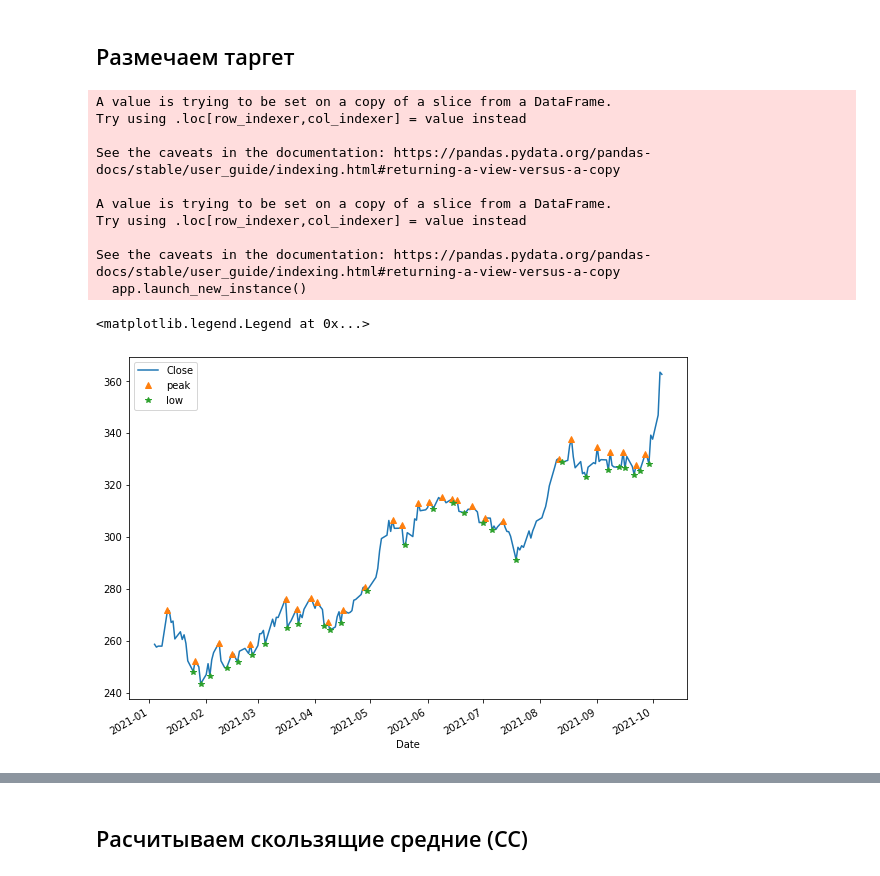
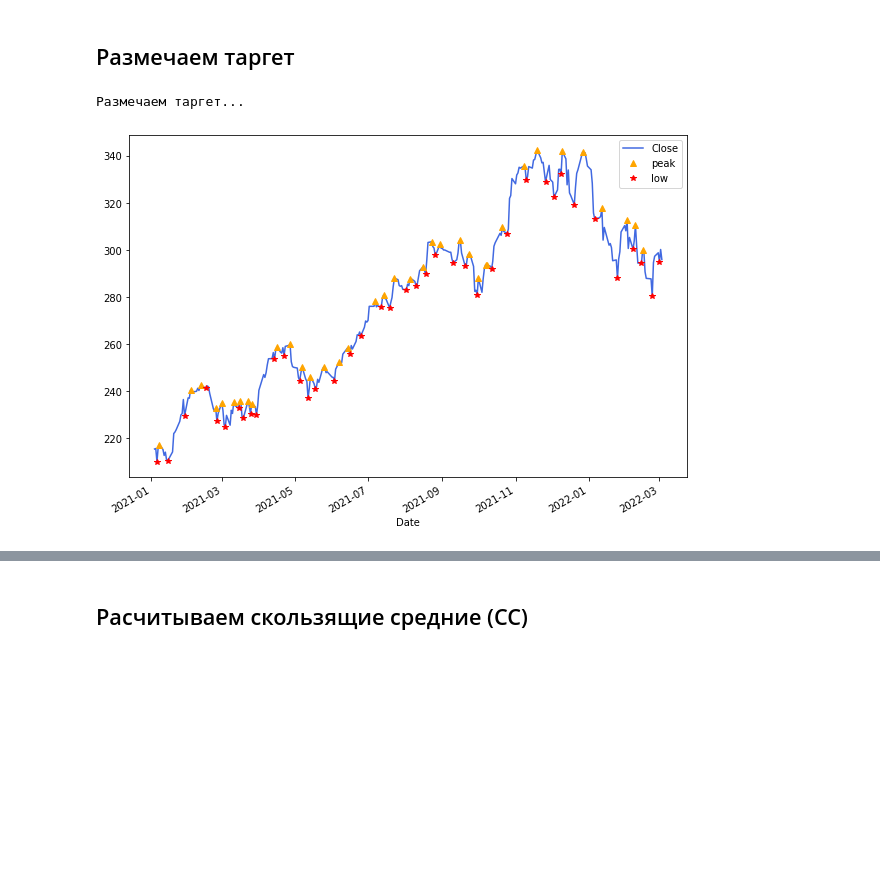
Before and after one commit to Falconwatch/MarketKing, a Jupyter notebook: High_detector.ipynb, the cells around one changed output, grey strips where cells are left out. Saved outputs shown, nothing was run; the diff lists cells and outputs as text; code cells hidden in the pictures; blank space fills up the shorter version.

```diff
--- a/High_detector.ipynb
+++ b/High_detector.ipynb
@@ -37,39 +35,30 @@ stocks = stocks[:train_size]
 # %%
 def mark_target(prices, window=10, how="high"):
   """Размечаем фактические точки лоу и хай"""
   if how == "high":
     facts = prices.rolling(window=window, center=True).max()
   elif how == "low":
     facts = prices.rolling(window=window, center=True).min()
 
   targets = np.zeros_like(prices)
   targets[prices==facts]=1
   return targets
 
 def mark_data_targets(data):
   lows = mark_target(data["Close"], window=5, how="low")
   data["lows"] = lows
   peaks = mark_target(data["Close"], window=5)
   data["peaks"] = peaks
 
+print("Размечаем таргет...")
 mark_data_targets(stocks)
-mark_data_targets(stocks_test)
+
+# отрисовываем график таргеты
+stocks["Close"].plot(figsize=[10,7], color="royalblue")
+stocks.loc[stocks["peaks"]==1, "Close"].plot(style="^", label="peak", color="orange")
+stocks.loc[stocks["lows"]==1, "Close"].plot(style="*", label="low", color="red")
+
+_ = plt.legend()
 # %% [output]
-A value is trying to be set on a copy of a slice from a DataFrame.
-Try using .loc[row_indexer,col_indexer] = value instead
-
-See the caveats in the documentation: https://pandas.pydata.org/pandas-docs/stable/user_guide/indexing.html#returning-a-view-versus-a-copy
-
-A value is trying to be set on a copy of a slice from a DataFrame.
-Try using .loc[row_indexer,col_indexer] = value instead
-
-See the caveats in the documentation: https://pandas.pydata.org/pandas-docs/stable/user_guide/indexing.html#returning-a-view-versus-a-copy
-  app.launch_new_instance()
+Размечаем таргет...
+[figure, added]
-# %%
-stocks["Close"].plot(figsize=[10,7])
-stocks.loc[stocks["peaks"]==1, "Close"].plot(style="^", label="peak")
-stocks.loc[stocks["lows"]==1, "Close"].plot(style="*", label="low")
-plt.legend()
-# %% [output]
-<matplotlib.legend.Legend at 0x...>
-[figure, removed]
```
Also changed, not shown: parts of 32 cells of this notebook.
